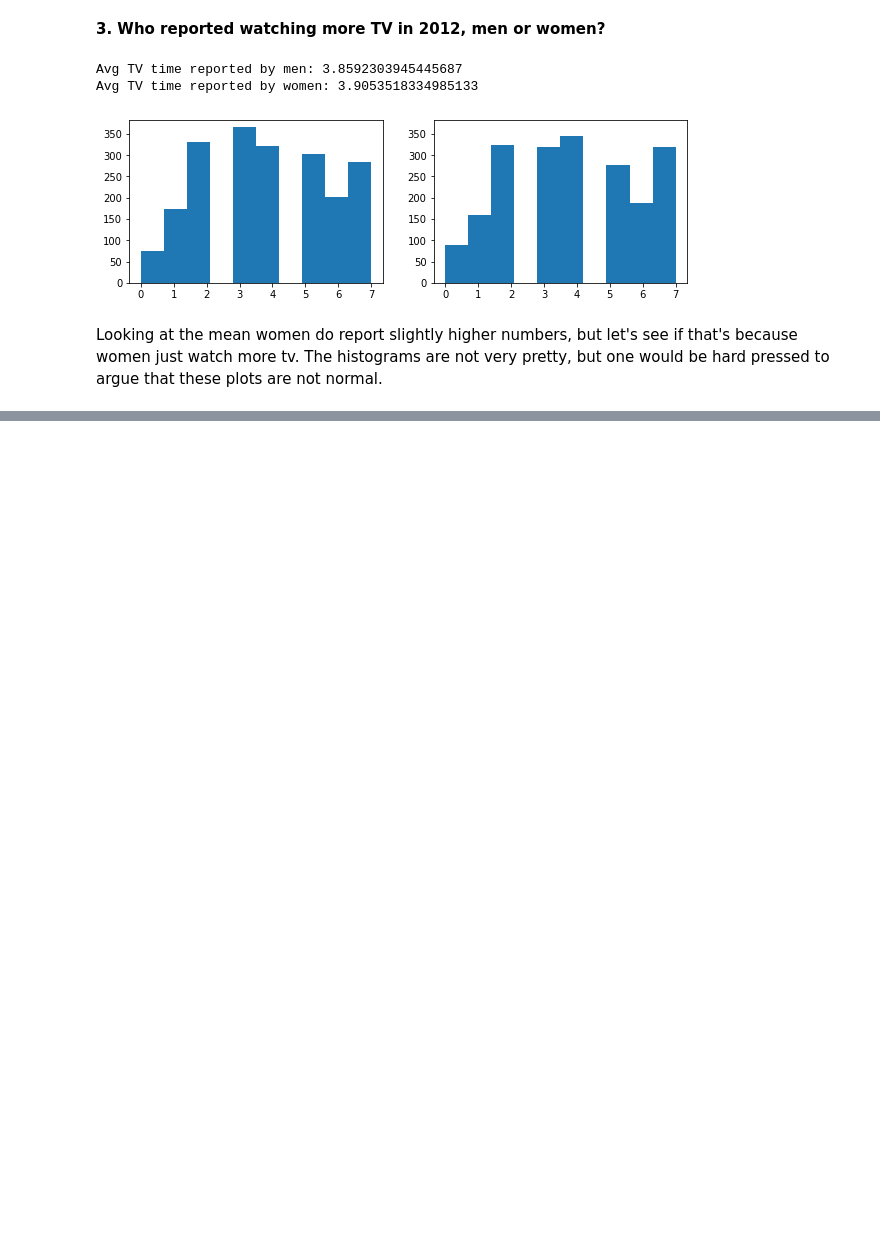
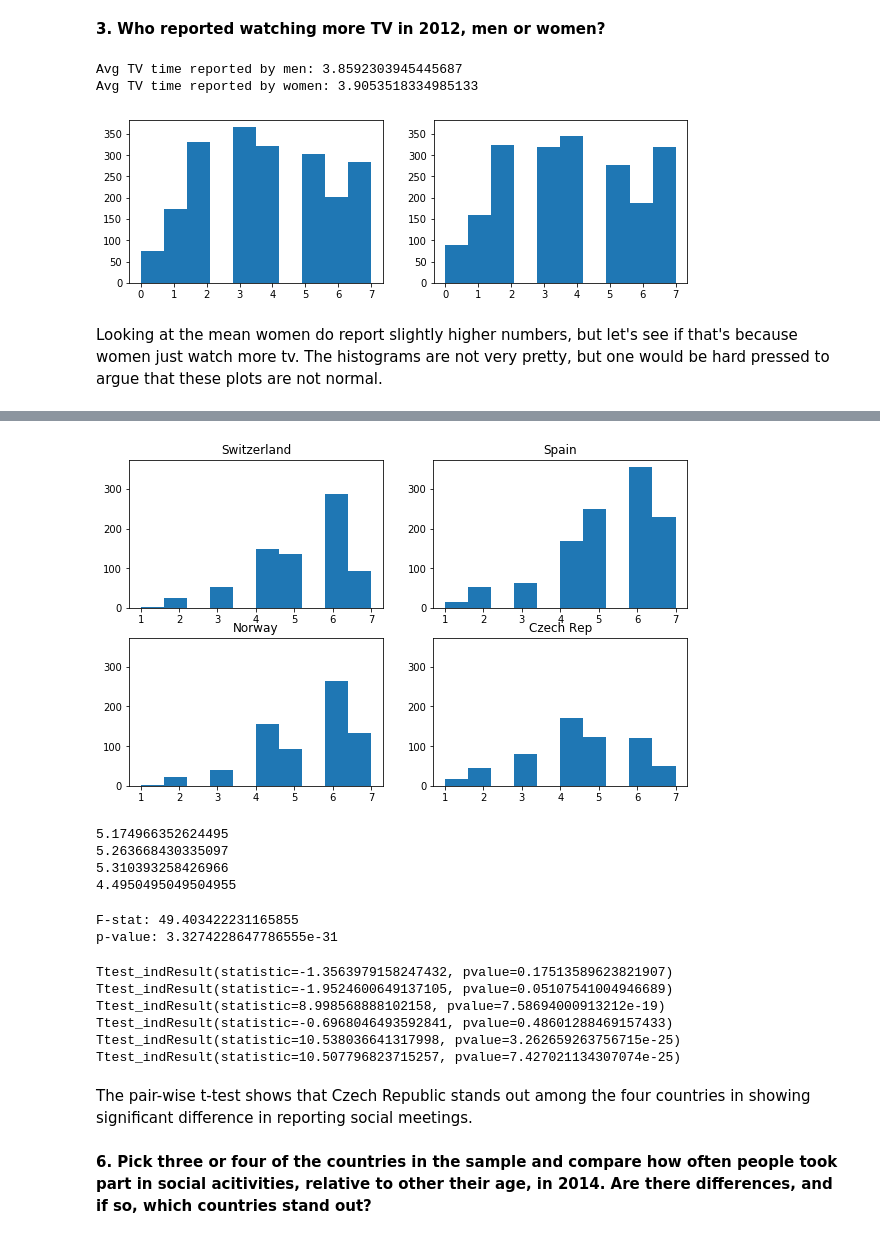
Before and after one commit to 26Jinx/Thinkful, a Jupyter notebook: Unit5/5_Advanced_Experimentation/Challenge.ipynb, the cells around one changed output, grey strips where cells are left out. Cells and saved outputs as stored; diff of their text form; code cells hidden in the pictures; blank space fills up the shorter version.

```diff
--- a/Unit5/5_Advanced_Experimentation/Challenge.ipynb
+++ b/Unit5/5_Advanced_Experimentation/Challenge.ipynb
@@ -271,0 +308,4 @@ print('T-stat: %0.4f\np-value: %0.')
+# %%
+# let's first filter out 2014 data
+df_2014 = ess.loc[ess['year'] == 7].dropna()
+df_2014.head()
@@ -271,0 +319,65 @@ print('T-stat: %0.4f\np-value: %0.')
+# %%
+# let's compare Switzerland, Spain, Norway, and Czech Republic
+swiss = df_2014.loc[df_2014['cntry'] == 'CH']
+spain = df_2014.loc[df_2014['cntry'] == 'ES']
+norway = df_2014.loc[df_2014['cntry'] == 'NO']
+czech = df_2014.loc[df_2014['cntry'] == 'CZ']
+# %%
+# visual check for normal distribution
+f, ax = plt.subplots(2, 2, figsize=(10, 6))
+ax1 = plt.subplot(221)
+ax1.hist(swiss['sclmeet'])
+ax1.set_title('Switzerland')
+
+ax2 = plt.subplot(222, sharey=ax1)
+ax2.hist(spain['sclmeet'])
+ax2.set_title('Spain')
+
+ax3 = plt.subplot(223, sharey=ax1)
+ax3.hist(norway['sclmeet'])
+ax3.set_title('Norway')
+
+ax4 = plt.subplot(224, sharey=ax1)
+ax4.hist(czech['sclmeet'])
+ax4.set_title('Czech Rep')
+
+plt.show()
+# %% [output]
+[figure, added]
+# %%
+print(swiss['sclmeet'].mean())
+print(spain['sclmeet'].mean())
+print(norway['sclmeet'].mean())
+print(czech['sclmeet'].mean())
+# %% [output]
+5.174966352624495
+5.263668430335097
+5.310393258426966
+4.4950495049504955
+# %%
+# ANOVA
+F, p = stats.f_oneway(swiss['sclmeet'], spain['sclmeet'], norway['sclmeet'], czech['sclmeet'])
+
+print('F-stat: {}\np-value: {}'.format(F, p))
+# %% [output]
+F-stat: 49.403422231165855
+p-value: 3.3274228647786555e-31
+# %%
+# ttest to see if one stands out
+print(stats.ttest_ind(swiss['sclmeet'], spain['sclmeet']))
+print(stats.ttest_ind(swiss['sclmeet'], norway['sclmeet']))
+print(stats.ttest_ind(swiss['sclmeet'], czech['sclmeet']))
+print(stats.ttest_ind(spain['sclmeet'], norway['sclmeet']))
+print(stats.ttest_ind(spain['sclmeet'], czech['sclmeet']))
+print(stats.ttest_ind(norway['sclmeet'], czech['sclmeet']))
+# %% [output]
+Ttest_indResult(statistic=-1.3563979158247432, pvalue=0.17513589623821907)
+Ttest_indResult(statistic=-1.9524600649137105, pvalue=0.05107541004946689)
+Ttest_indResult(statistic=8.998568888102158, pvalue=7.58694000913212e-19)
+Ttest_indResult(statistic=-0.6968046493592841, pvalue=0.48601288469157433)
+Ttest_indResult(statistic=10.538036641317998, pvalue=3.262659263756715e-25)
+Ttest_indResult(statistic=10.507796823715257, pvalue=7.427021134307074e-25)
+# %% [markdown]
+The pair-wise t-test shows that Czech Republic stands out among the four countries in showing significant difference in reporting social meetings.
+# %% [markdown]
+__6. Pick three or four of the countries in the sample and compare how often people took part in social acitivities, relative to other their age, in 2014. Are there differences, and if so, which countries stand out?__
```
Also changed, not shown: parts of 16 cells of this notebook.
